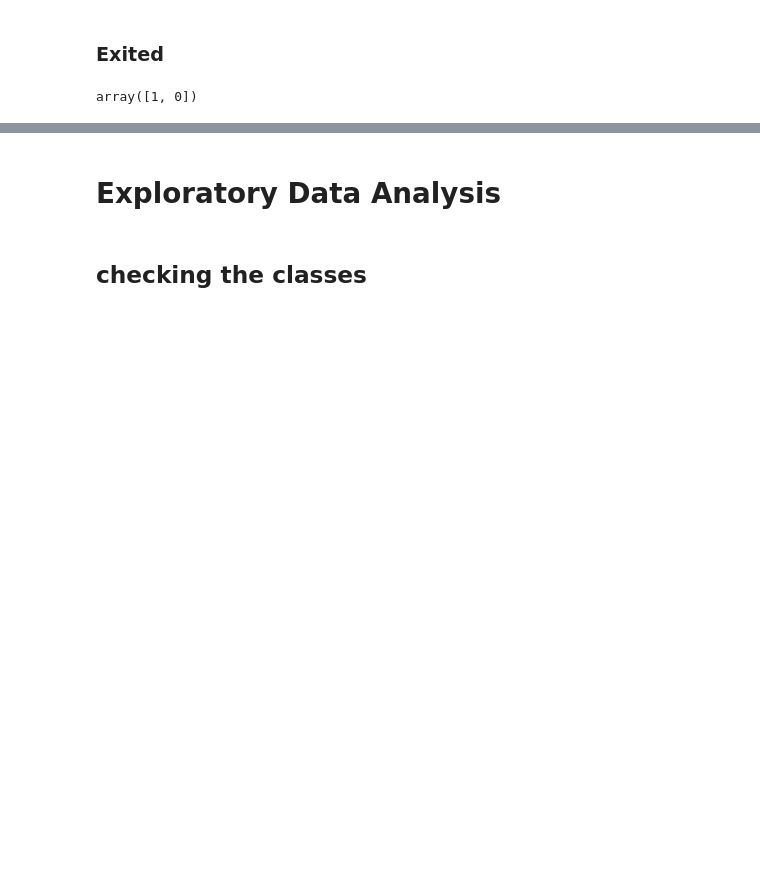
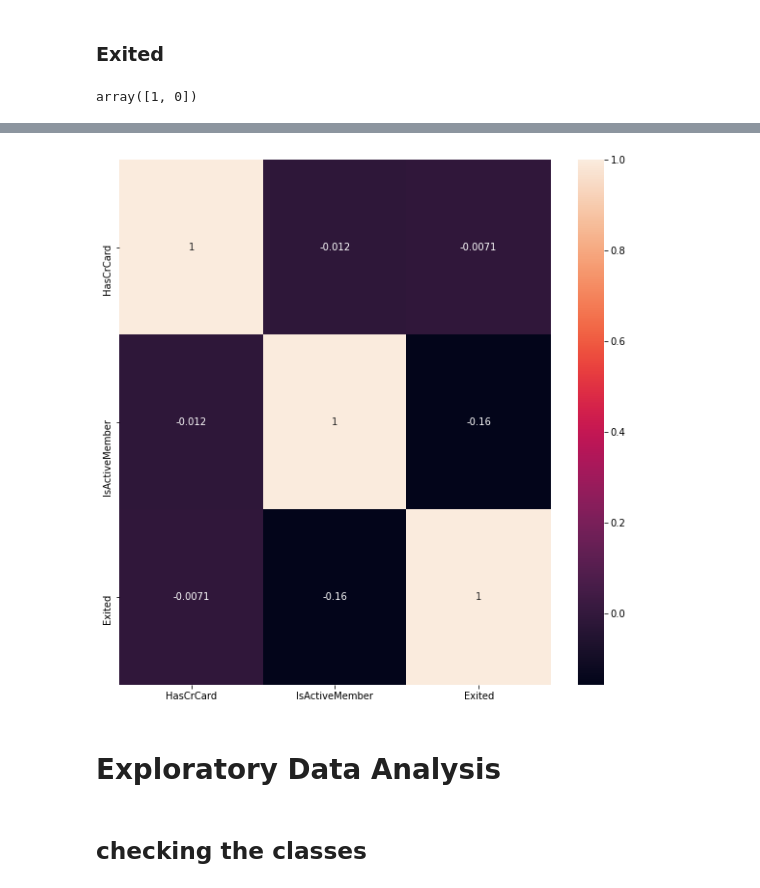
Before and after one commit to bezerraluis/Churn--Project, a Jupyter notebook: Churn.ipynb, the cells around one changed output, grey strips where cells are left out. Cells and saved outputs as stored; diff of their text form; code cells hidden in the pictures; blank space fills up the shorter version.

```diff
--- a/Churn.ipynb
+++ b/Churn.ipynb
@@ -396,3 +437,8 @@ array([1, 0])
+# %%
+plt.figure(figsize=(10,10))
+sns.heatmap(df_churn_heat_spearman.corr(method='spearman'),annot= True);
+# %% [output]
+[figure, added]
 # %% [markdown]
 # Exploratory Data Analysis
 # %% [markdown]
```
Also changed, not shown: parts of 170 cells of this notebook.
